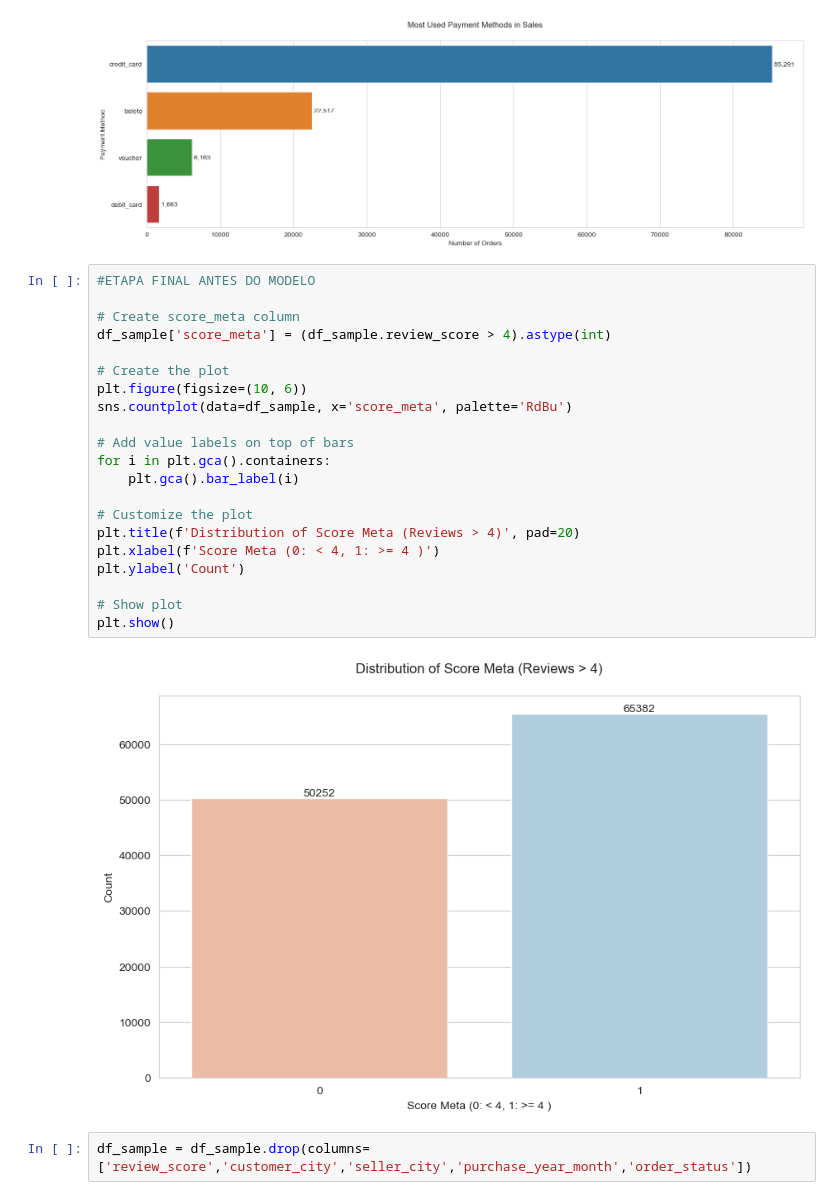
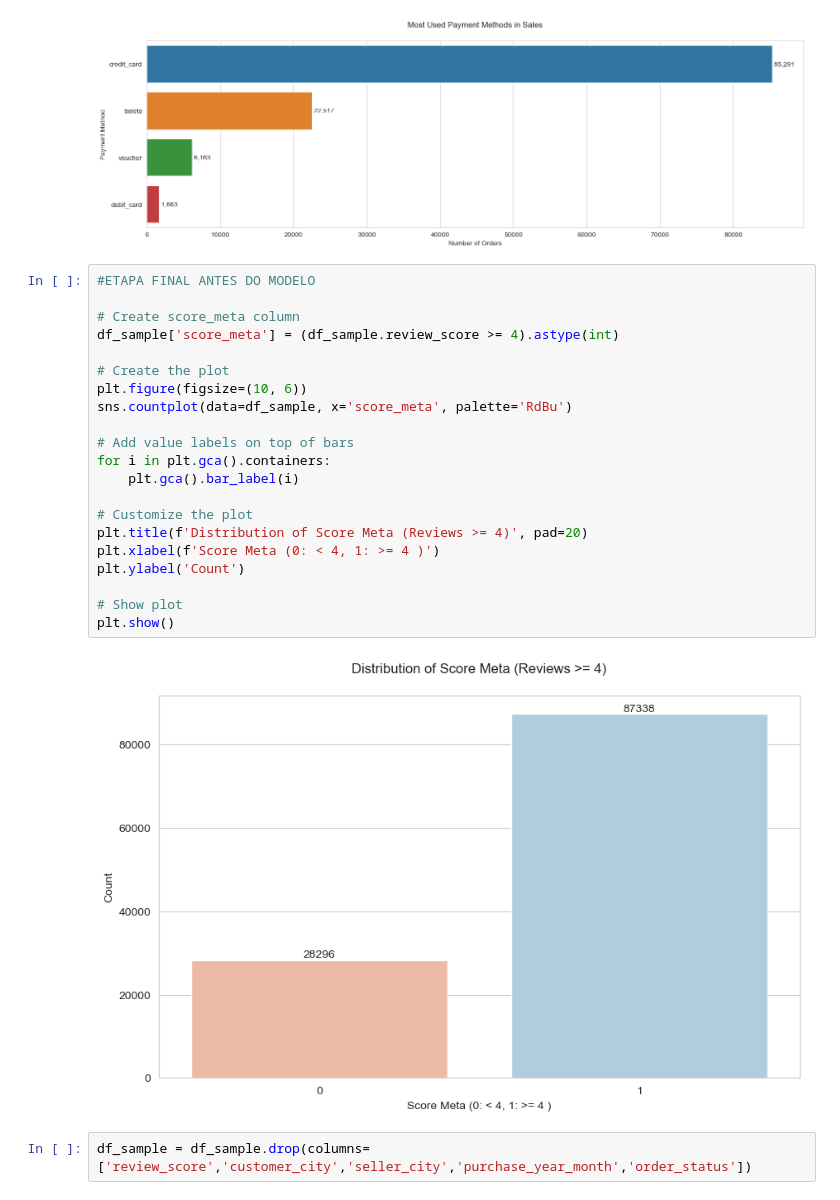
Before and after one commit to AlexSAssuncao/Projeto_ebac_Semantrix, a Jupyter notebook: Projeto_EBAC_Semantix.ipynb, the cells around one changed output. Saved outputs shown, nothing was run; the diff lists cells and outputs as text.

```diff
--- a/Projeto_EBAC_Semantix.ipynb
+++ b/Projeto_EBAC_Semantix.ipynb
@@ -775,26 +775,26 @@ plt.show()
 # %%
 #ETAPA FINAL ANTES DO MODELO
 
 # Create score_meta column
-df_sample['score_meta'] = (df_sample.review_score > 4).astype(int)
+df_sample['score_meta'] = (df_sample.review_score >= 4).astype(int)
 
 # Create the plot
 plt.figure(figsize=(10, 6))
 sns.countplot(data=df_sample, x='score_meta', palette='RdBu')
 
 # Add value labels on top of bars
 for i in plt.gca().containers:
     plt.gca().bar_label(i)
 
 # Customize the plot
-plt.title(f'Distribution of Score Meta (Reviews > 4)', pad=20)
+plt.title(f'Distribution of Score Meta (Reviews >= 4)', pad=20)
 plt.xlabel(f'Score Meta (0: < 4, 1: >= 4 )')
 plt.ylabel('Count')
 
 # Show plot
 plt.show()
 # %% [output]
-[figure, old version]
+[figure, new version]
 # %%
 df_sample = df_sample.drop(columns=['review_score','customer_city','seller_city','purchase_year_month','order_status'])
 # %% [markdown]
```
Also changed, not shown: parts of 10 cells of this notebook, 5 other files.
